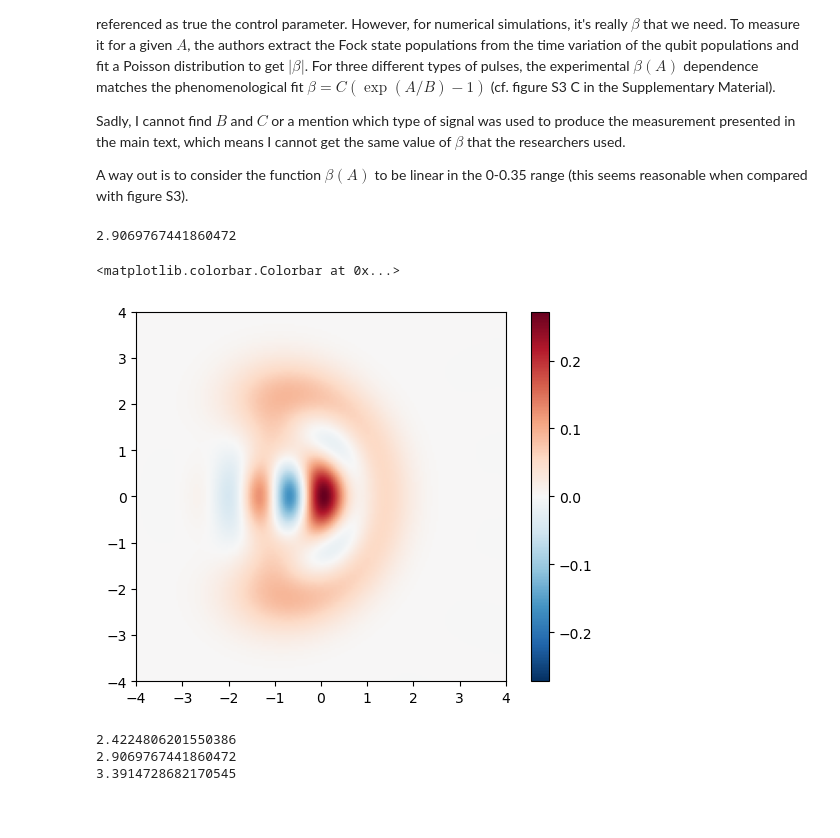
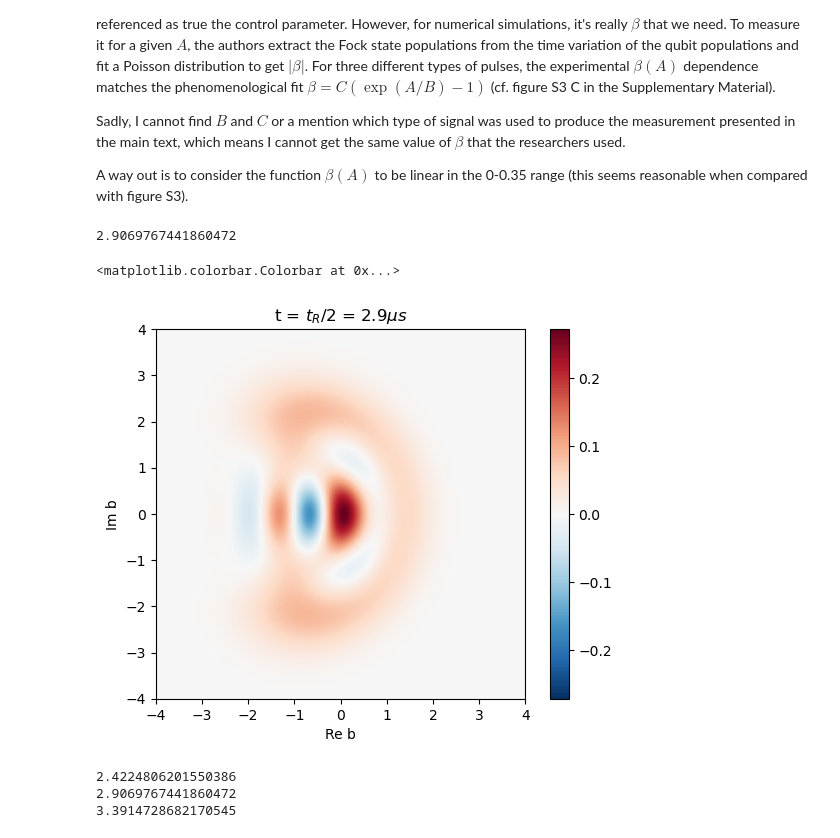
Before and after one commit to jan-chelmecki/ENS-Quantum-Optics-Homework, a Jupyter notebook: HW4_Chelmecki.ipynb, the cells around one changed output. Cells and saved outputs as stored; diff of their text form; code cells hidden in the pictures; blank space fills up the shorter version.

```diff
--- a/HW4_Chelmecki.ipynb
+++ b/HW4_Chelmecki.ipynb
@@ -15,6 +18,6 @@ Working with this Hamiltonian, we ignore H.O. part, which would induce a rotatio
 # %%
 alpha = -1.75
-N = 15
+N = 40
 g0 = 2*np.pi*0.258 # 2\pi * 258 kHz  ~ 1.6 Ghz -----> It is numerically OK to use dimensionfull values, provided that we measure time in microseconds
 om_qubit = 2*np.pi*5.9456 #GHz
 om_phonon = 2*np.pi*5.9614 #GHz
@@ -89,21 +103,24 @@ A way out is to consider the function $\beta(A)$ to be linear in the 0-0.35 rang
 # %%
 alpha = -1.75 * 0.30/0.35
 t_R =  2*np.pi*abs(alpha)/g0
 psi0 = tensor(g, coherent(N,alpha))
 rho0 = psi0*psi0.dag()
 result = mesolve(H, rho0, times)
 
 t = t_R/2
 print(t)
 rho = result.states[int(N_Steps*t/T)].ptrace(1)
 W = wigner(rho, xvec, yvec)
 W_max = np.max(abs(W))
 plt.imshow(W,cmap="RdBu_r",vmin=-W_max,vmax=W_max, extent=[-xmax,xmax,-xmax,xmax], aspect=1)
+plt.xlabel("Re b")
+plt.ylabel("Im b")
+plt.title("t = $t_R/2$ = "+str(round(t,1))+str( "$ \mu s$"))
 plt.colorbar()
 # %% [output]
 2.9069767441860472
 <matplotlib.colorbar.Colorbar at 0x...>
-[figure, old version]
+[figure, new version]
 # %%
 A = [0.25, 0.30, 0.35]
 f, ax = plt.subplots(1, 3, figsize=[18,6])
```
Also changed, not shown: parts of 9 cells of this notebook, 1 other file.
